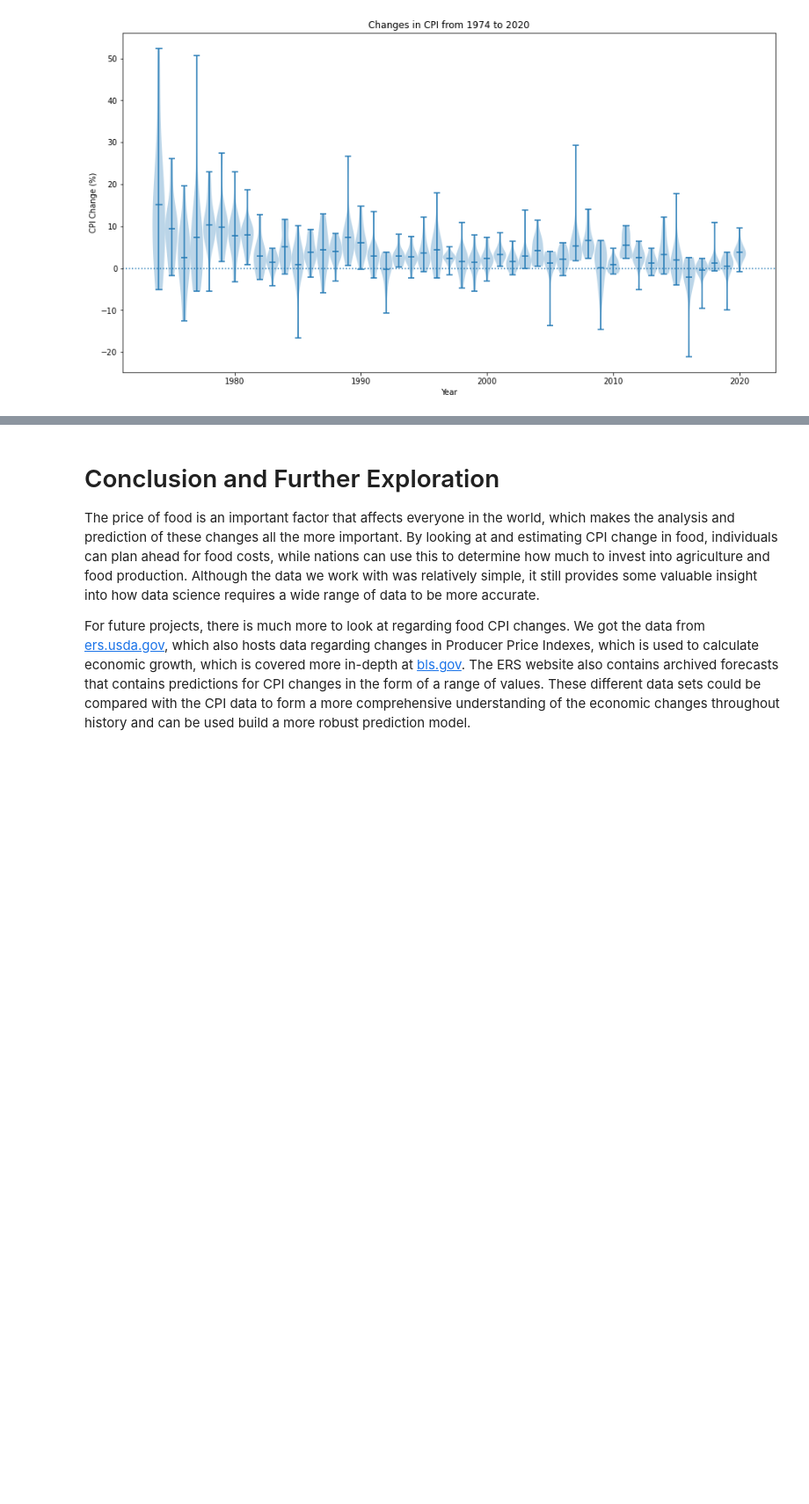
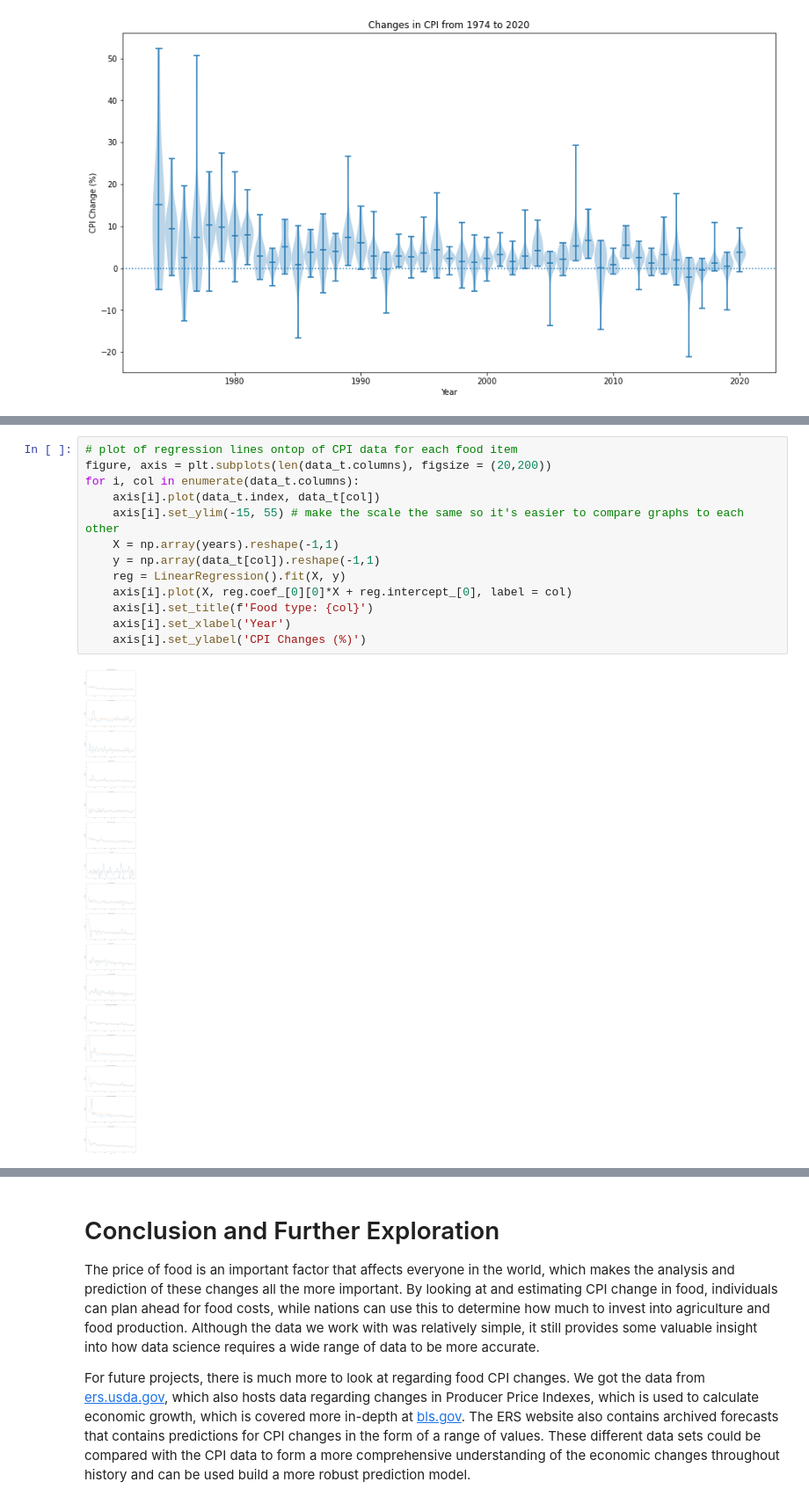
Before and after one commit to Zhu-Daniel/FoodPriceOutlookML, a Jupyter notebook: cmsc320finalproj.ipynb, the cells around one changed output, grey strips where cells are left out. Shown at 88% size. Drawn from its saved outputs; the diff is of its cells as text; blank space fills up the shorter version.

```diff
--- a/cmsc320finalproj.ipynb
+++ b/cmsc320finalproj.ipynb
@@ -385,0 +426,15 @@ Line of best fit for Processed fruits and vegetables: y = 306.90456107028155 + -
+# %%
+# plot of regression lines ontop of CPI data for each food item
+figure, axis = plt.subplots(len(data_t.columns), figsize = (20,200))
+for i, col in enumerate(data_t.columns):
+    axis[i].plot(data_t.index, data_t[col])
+    axis[i].set_ylim(-15, 55) # make the scale the same so it's easier to compare graphs to each other
+    X = np.array(years).reshape(-1,1)
+    y = np.array(data_t[col]).reshape(-1,1)
+    reg = LinearRegression().fit(X, y)
+    axis[i].plot(X, reg.coef_[0][0]*X + reg.intercept_[0], label = col)
+    axis[i].set_title(f'Food type: {col}')
+    axis[i].set_xlabel('Year')
+    axis[i].set_ylabel('CPI Changes (%)')
+# %% [output]
+[figure, added]
```
Also changed, not shown: parts of 38 cells of this notebook.
